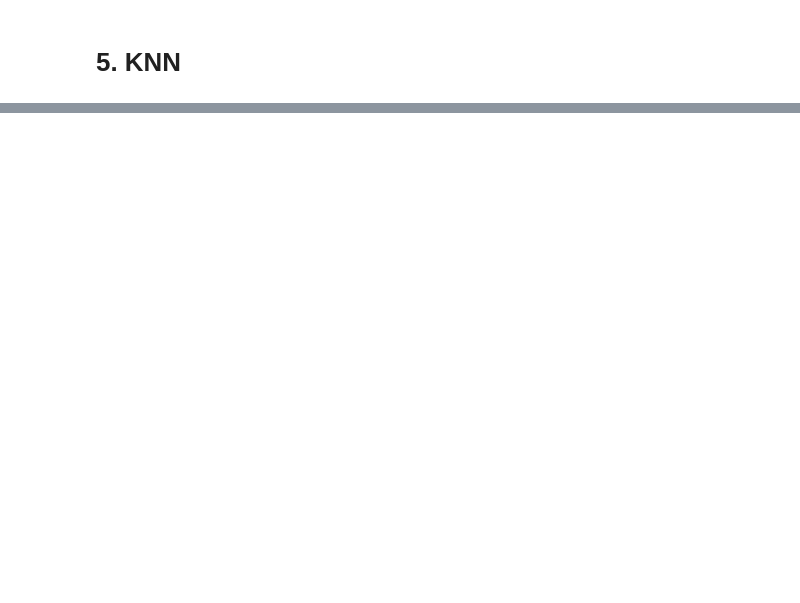
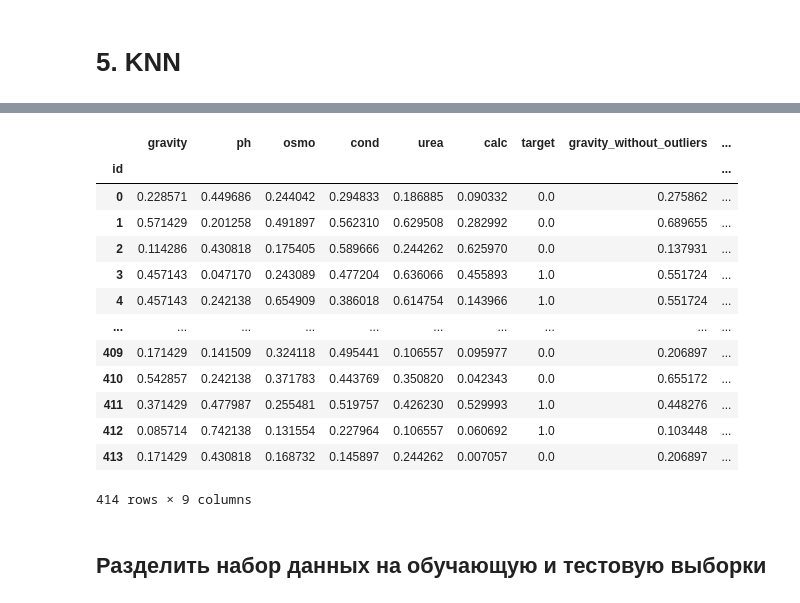
Before and after one commit to igel2000/ml-inno-hw, a Jupyter notebook: 3. Machine Learning/3.01. Введение в машинное обучение. KNN. Метрики качества. Матрица ошибок/run.ipynb, the cells around one changed output, grey strips where cells are left out. Saved outputs shown, nothing was run; the diff lists cells and outputs as text; code cells hidden in the pictures; blank space fills up the shorter version.

```diff
--- a/3. Machine Learning/3.01. Введение в машинное обучение. KNN. Метрики качества. Матрица ошибок/run.ipynb
+++ b/3. Machine Learning/3.01. Введение в машинное обучение. KNN. Метрики качества. Матрица ошибок/run.ipynb
@@ -279,0 +362,25 @@ plt.show()
+# %%
+scaler = MinMaxScaler()
+#scaler = StandardScaler()
+normalized_dataset_df = dataset_df.copy(deep=True)
+columns_for_normalize = normalized_dataset_df.columns.to_list()
+columns_for_normalize.remove("target")
+normalized_dataset_df[normalized_dataset_df.columns] = scaler.fit_transform(normalized_dataset_df[normalized_dataset_df.columns])
+normalized_dataset_df
+# %% [output]
+|  | gravity | ph | osmo | cond | urea | calc | target | gravity_without_outliers | ... |
+| id |  |  |  |  |  |  |  |  | ... |
+| 0 | 0.228571 | 0.449686 | 0.244042 | 0.294833 | 0.186885 | 0.090332 | 0.0 | 0.275862 | ... |
+| 1 | 0.571429 | 0.201258 | 0.491897 | 0.562310 | 0.629508 | 0.282992 | 0.0 | 0.689655 | ... |
+| 2 | 0.114286 | 0.430818 | 0.175405 | 0.589666 | 0.244262 | 0.625970 | 0.0 | 0.137931 | ... |
+| 3 | 0.457143 | 0.047170 | 0.243089 | 0.477204 | 0.636066 | 0.455893 | 1.0 | 0.551724 | ... |
+| 4 | 0.457143 | 0.242138 | 0.654909 | 0.386018 | 0.614754 | 0.143966 | 1.0 | 0.551724 | ... |
+| ... | ... | ... | ... | ... | ... | ... | ... | ... | ... |
+| 409 | 0.171429 | 0.141509 | 0.324118 | 0.495441 | 0.106557 | 0.095977 | 0.0 | 0.206897 | ... |
+| 410 | 0.542857 | 0.242138 | 0.371783 | 0.443769 | 0.350820 | 0.042343 | 0.0 | 0.655172 | ... |
+| 411 | 0.371429 | 0.477987 | 0.255481 | 0.519757 | 0.426230 | 0.529993 | 1.0 | 0.448276 | ... |
+| 412 | 0.085714 | 0.742138 | 0.131554 | 0.227964 | 0.106557 | 0.060692 | 1.0 | 0.103448 | ... |
+| 413 | 0.171429 | 0.430818 | 0.168732 | 0.145897 | 0.244262 | 0.007057 | 0.0 | 0.206897 | ... |
+414 rows × 9 columns
+# %% [markdown]
+## Разделить набор данных на обучающую и тестовую выборки
```
Also changed, not shown: parts of 47 cells of this notebook, 1 other file.
